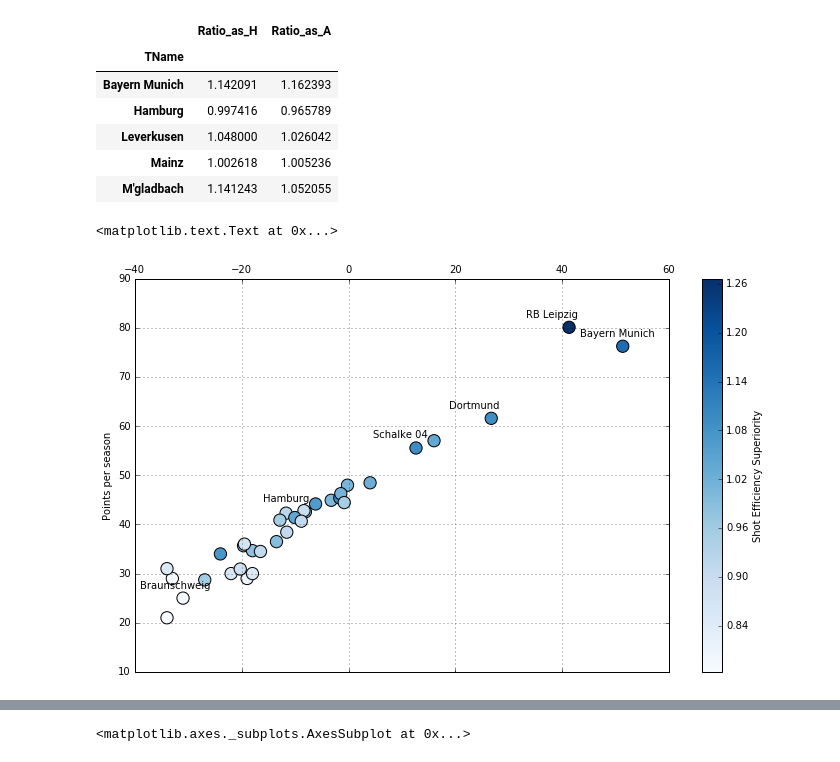
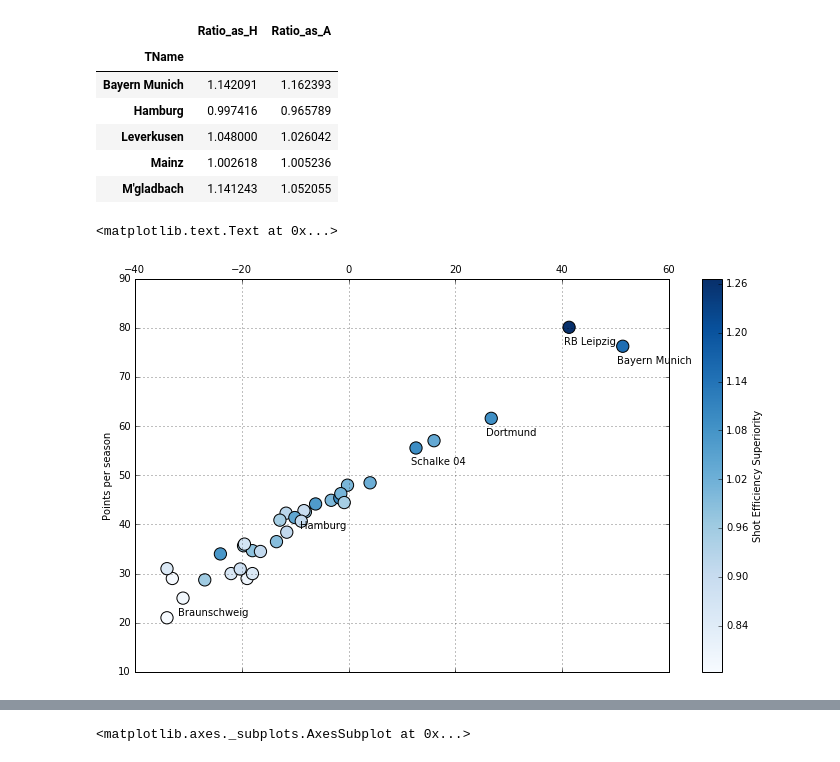
Before and after one commit to mgbukov/bundesliga, a Jupyter notebook: Buli_Download.ipynb, the cells around one changed output, grey strips where cells are left out. Saved outputs shown, nothing was run; the diff lists cells and outputs as text; code cells hidden in the pictures.

```diff
--- a/Buli_Download.ipynb
+++ b/Buli_Download.ipynb
@@ -153,6 +157,18 @@ def points(x):
         return 1
     else:
         return 0
+def points_1(x):
+    if x > 0:
+        return 1
+    elif x == 0:
+        return 1./3
+    else:
+        return 0
+# %%
+kicker_merged_df = pd.merge(
+    pd.merge(
+        matches_df, key_df, how='inner', left_on='TeamH', right_on='KID'),
+    key_df, how='inner', left_on='TeamA', right_on='KID', suffixes= ('_H', '_A')).drop(['KID_H', 'KID_A'], axis=1)
 # %%
 complete_df = cleaned_df.merge(grades_df, how='inner', left_on=['TID_H', 'Season', 'Gameday'], right_index=True)
 complete_df = complete_df.merge(grades_df, how='inner', left_on=['TID_A', 'Season', 'Gameday'], right_index=True)
@@ -208,7 +224,7 @@ for tid in range(len(key_df)):
 
     temp = pd.concat([temp_H, temp_A]).sort_index()
     temp.index = temp.index.rename(['TID', 'Season', 'Gameday'])
-    temp = temp.loc[:, 'GD'].apply(points).rename('Points').to_frame()
+    temp = temp.loc[:, 'GD'].apply(points_1).rename('Points').to_frame()
 
     running_df = running_df.append(temp.groupby(level=['TID', 'Season'], group_keys=False).rolling(3, 1).mean()).apply(np.round, args=(3,))
 
@@ -220,9 +236,9 @@ complete_running_df = complete_running_df.merge(running_df, how='left', left_on=
 complete_running_df = complete_running_df.rename(columns={'Points_x': 'HP3', 'Points_y': 'AP3'})
 complete_running_df = complete_running_df.sort_values(['Season', 'Gameday', 'TID_H'])
 
-columns_cr = [u'Season', u'Gameday', u'TID_H', u'TID_A', u'TName_H', u'TName_A', u'FTGD', u'HTGD', u'FTHG', u'HTHG',
-              u'HGA', u'AGA', u'Odds', u'Odds', u'Attendance', u'ChancesA', u'ChancesH', u'HS', u'AS', u'HST', u'AST',
-              u'HF', u'AF', u'HC', u'AC', u'HY', u'AY', u'HR', u'AR', u'Attendance', u'Link', u'HP3',  u'AP3']
+columns_cr = [u'Season', u'Gameday', u'Link', u'TID_H', u'TID_A', u'TName_H', u'TName_A', u'FTGD', u'HTGD', u'FTHG', u'HTHG',
+              u'HGA', u'AGA', u'Odds', u'Attendance', u'ChancesA', u'ChancesH', u'HS', u'AS', u'HST', u'AST',
+              u'HF', u'AF', u'HC', u'AC', u'HY', u'AY', u'HR', u'AR', u'HP3',  u'AP3']
 complete_running_df = complete_running_df.loc[:, columns_cr]
 complete_running_df.index = range(len(complete_running_df))
 complete_running_df = complete_running_df.drop_duplicates(['Season', 'Gameday', 'TID_H', 'TID_A']).fillna(0.5)
@@ -328,20 +344,20 @@ factors_df.loc[:, 'Eff_Mean'] = 0.5 * (factors_df.loc[:, 'HEff_as_H'] + factors_
 # %%
 ax = factors_df.plot(kind='scatter', x='GD', y='Points', s=150, c='Ratio_Mean', colormap='Blues', figsize=(10,6), grid=True)
 
 plt.xlabel('Avg. goal differential')
 plt.ylabel('Points per season')
 
 
 ax.tick_params(labelbottom='off',labeltop='on')
 ax.xaxis.set_label_position('top')
 plt.tight_layout()
 
 for i in [0,1, 12, 29, 5,33]:
-    ax.annotate(factors_df.index[i], (-8+factors_df.ix[i, 'GD'], 2+ factors_df.ix[i, 'Points']))
+    ax.annotate(factors_df.index[i], (-1+factors_df.ix[i, 'GD'], -3.5+ factors_df.ix[i, 'Points']))
 
 # Grab colorbar object
 cax = plt.gcf().get_axes()[1]
 cax.set_ylabel('Shot Efficiency Superiority')
 # %% [output]
 <matplotlib.text.Text at 0x...>
-[figure, old version]
+[figure, new version]
```
Also changed, not shown: parts of 20 cells of this notebook, 1 other file.
